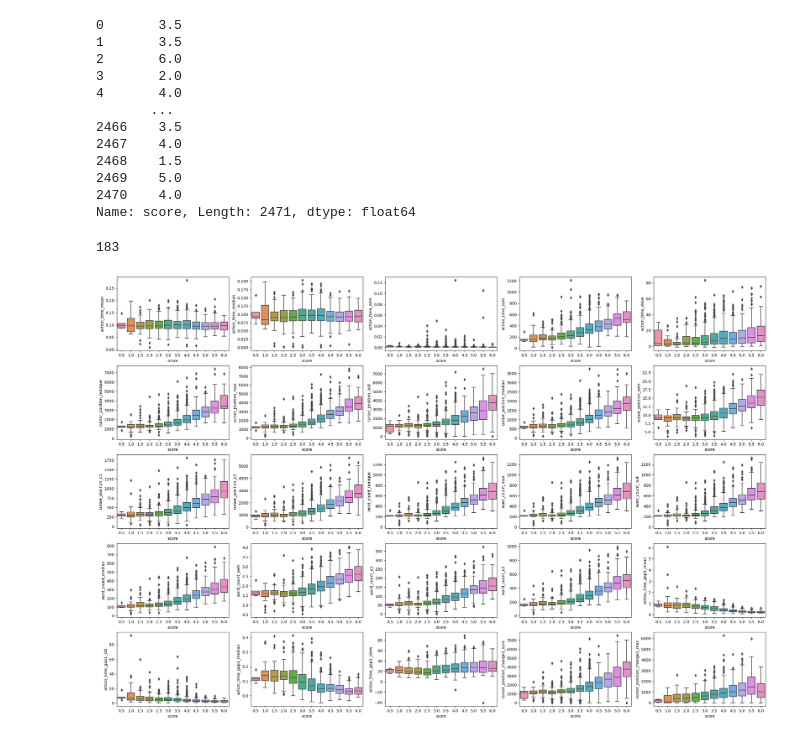
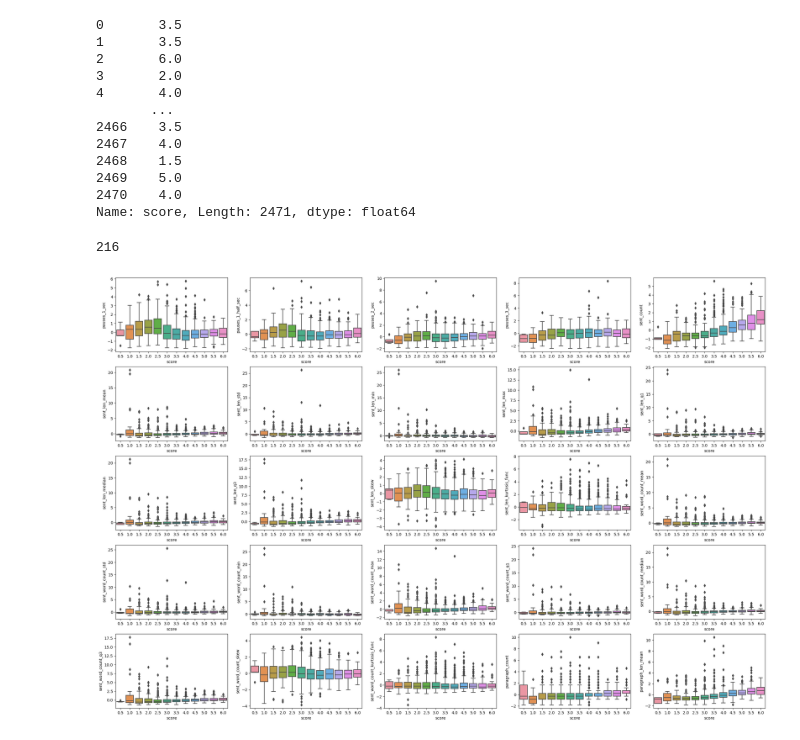
Before and after one commit to Lizhecheng02/Kaggle-Linking_Writing_Processes_to_Writing_Quality, a Jupyter notebook: features_eda.ipynb, the cells around one changed output. Cells and saved outputs as stored; diff of their text form; code cells hidden in the pictures.

```diff
--- a/features_eda.ipynb
+++ b/features_eda.ipynb
@@ -20,3 +39,21 @@ df.head()
+# %%
+DO_SCALER = True
+
+target_col = ['score']
+drop_cols = ['id']
+train_cols = [col for col in df.columns if col not in target_col + drop_cols]
+
+for column in tqdm(df[train_cols].columns):
+    try:
+        scaler = StandardScaler()
+        if DO_SCALER:
+            df[column] = scaler.fit_transform(df[column].values.reshape(-1, 1))
+#             print("Successfully Excute!")
+        else:
+            output = scaler.fit_transform(df[column].values.reshape(-1, 1))
+#             print("Successfully Output!")
+    except:
+        print(column)
 # %%
 df['score']
 # %% [output]
@@ -36,16 +73,16 @@ Name: score, Length: 2471, dtype: float64
 feature_columns = [col for col in df.columns if ((col != 'id') and (col != 'score'))]
 print(len(feature_columns))
 # %% [output]
-183
+216
 # %%
 plt.figure(figsize=(30, 20))
-for idx, feature in enumerate(feature_columns[0:25]):
+for idx, feature in enumerate(feature_columns[-50:-25]):
     plt.subplot(5, 5, idx + 1)
     sns.boxplot(
         data=df,
         x='score',
         y=feature
     )
 plt.show()
 # %% [output]
-[figure, old version]
+[figure, new version]
```
Also changed, not shown: parts of 4 cells of this notebook, 4 other files.
